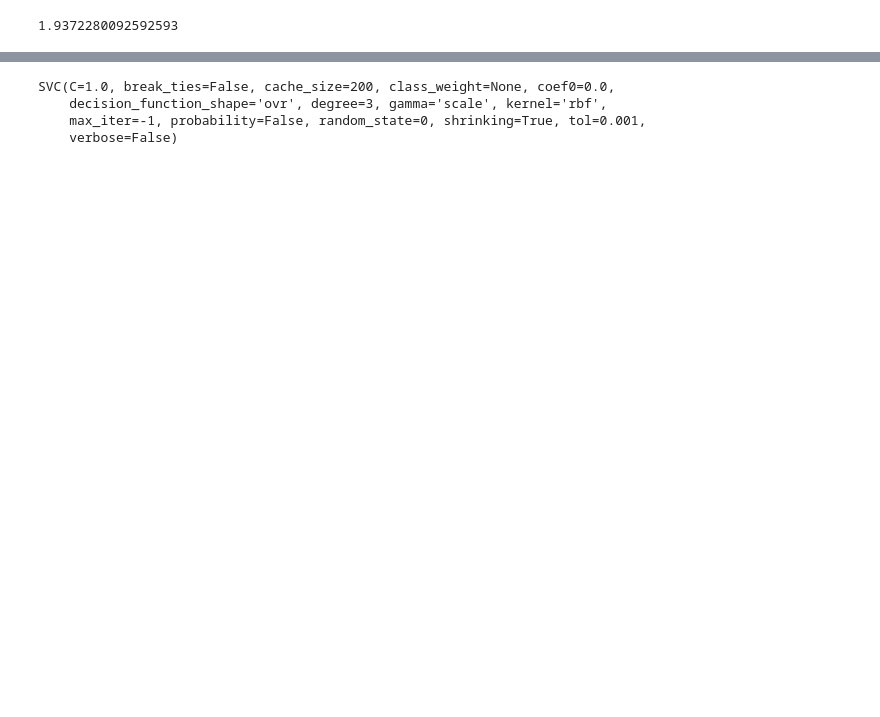
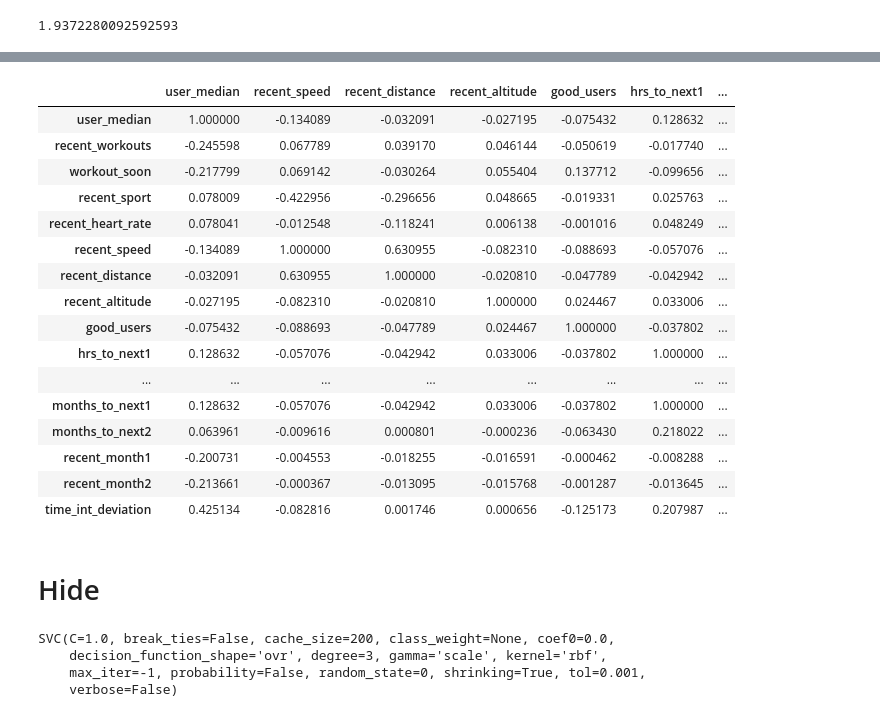
Before and after one commit to stsan9/EndoMondoResearchERSP, a Jupyter notebook: Machine_Learning_Model_Comparison.ipynb, the cells around one changed output, grey strips where cells are left out. Cells and saved outputs as stored; diff of their text form; code cells hidden in the pictures; blank space fills up the shorter version.

```diff
--- a/Machine_Learning_Model_Comparison.ipynb
+++ b/Machine_Learning_Model_Comparison.ipynb
@@ -98 +154,22 @@ user_time_table
+# %%
+df1 = user_time_table.corr(method ='pearson') # pearson a
+df1.iloc[:, [0, 5, 6, 7, 8, 9, 14, 15, 16]]
+# %% [output]
+|  | user_median | recent_speed | recent_distance | recent_altitude | good_users | hrs_to_next1 | ... |
+| user_median | 1.000000 | -0.134089 | -0.032091 | -0.027195 | -0.075432 | 0.128632 | ... |
+| recent_workouts | -0.245598 | 0.067789 | 0.039170 | 0.046144 | -0.050619 | -0.017740 | ... |
+| workout_soon | -0.217799 | 0.069142 | -0.030264 | 0.055404 | 0.137712 | -0.099656 | ... |
+| recent_sport | 0.078009 | -0.422956 | -0.296656 | 0.048665 | -0.019331 | 0.025763 | ... |
+| recent_heart_rate | 0.078041 | -0.012548 | -0.118241 | 0.006138 | -0.001016 | 0.048249 | ... |
+| recent_speed | -0.134089 | 1.000000 | 0.630955 | -0.082310 | -0.088693 | -0.057076 | ... |
+| recent_distance | -0.032091 | 0.630955 | 1.000000 | -0.020810 | -0.047789 | -0.042942 | ... |
+| recent_altitude | -0.027195 | -0.082310 | -0.020810 | 1.000000 | 0.024467 | 0.033006 | ... |
+| good_users | -0.075432 | -0.088693 | -0.047789 | 0.024467 | 1.000000 | -0.037802 | ... |
+| hrs_to_next1 | 0.128632 | -0.057076 | -0.042942 | 0.033006 | -0.037802 | 1.000000 | ... |
+| ... | ... | ... | ... | ... | ... | ... | ... |
+| months_to_next1 | 0.128632 | -0.057076 | -0.042942 | 0.033006 | -0.037802 | 1.000000 | ... |
+| months_to_next2 | 0.063961 | -0.009616 | 0.000801 | -0.000236 | -0.063430 | 0.218022 | ... |
+| recent_month1 | -0.200731 | -0.004553 | -0.018255 | -0.016591 | -0.000462 | -0.008288 | ... |
+| recent_month2 | -0.213661 | -0.000367 | -0.013095 | -0.015768 | -0.001287 | -0.013645 | ... |
+| time_int_deviation | 0.425134 | -0.082816 | 0.001746 | 0.000656 | -0.125173 | 0.207987 | ... |
 # %%
@@ -106,6 +187,8 @@ from sklearn.preprocessing import StandardScaler
 sc_x = StandardScaler()
 x_train = sc_x.fit_transform(x_train)
 x_test = sc_x.transform(x_test)
+# %% [markdown]
+# Hide
 # %%
 #@title SVM Model (RBF Kernel)
 # %%
```
Also changed, not shown: parts of 23 cells of this notebook.
